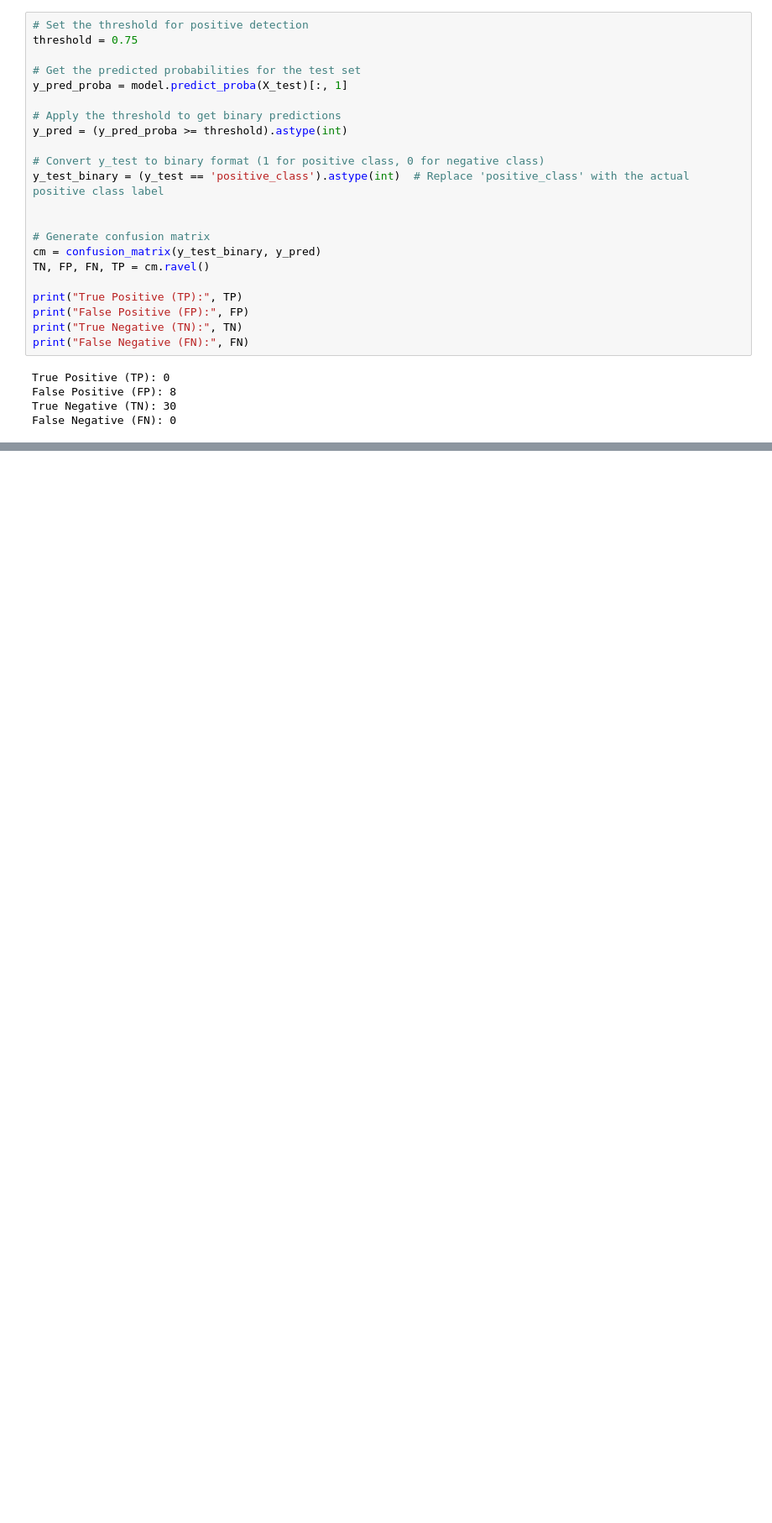
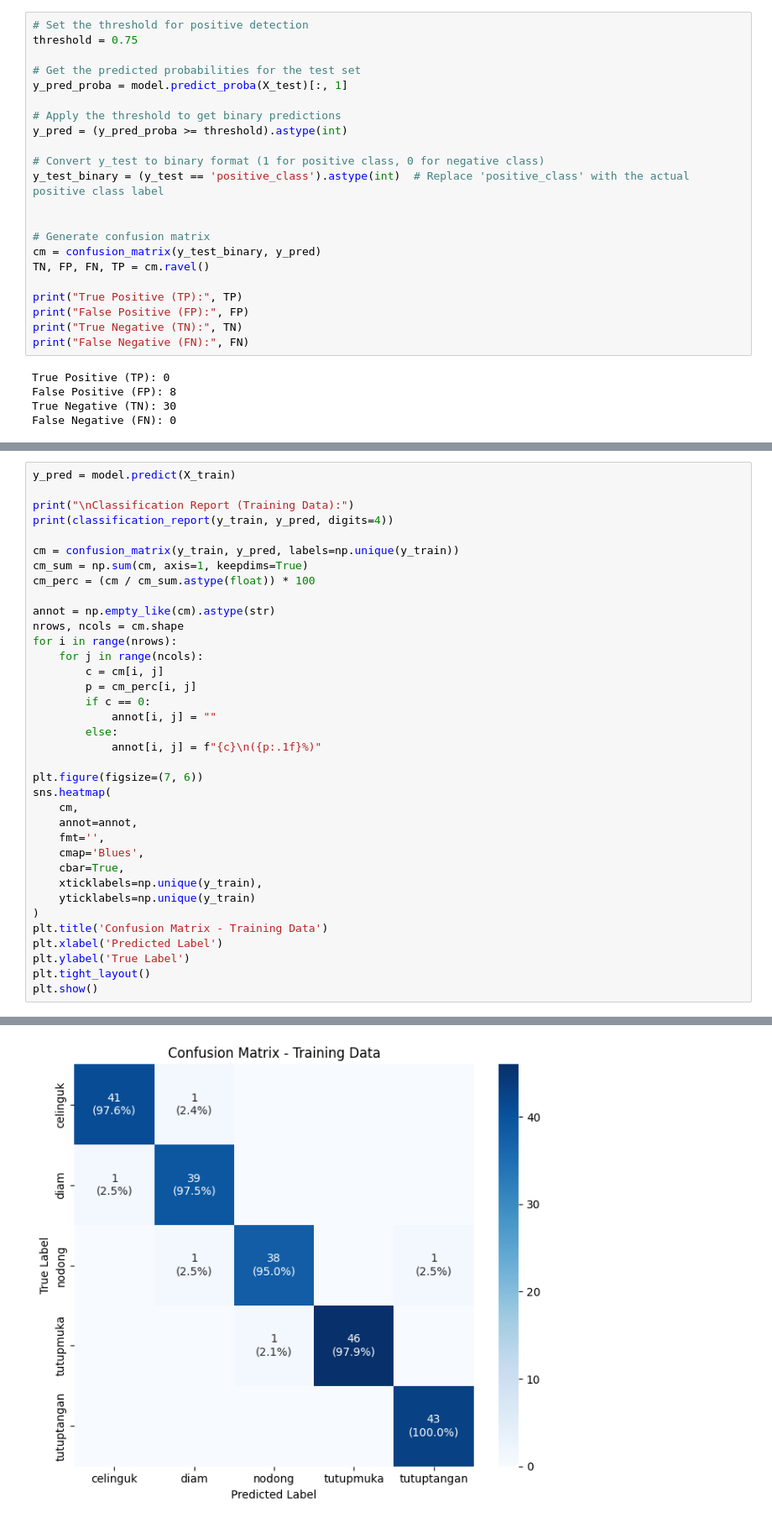
Before and after one commit to NawfalHadi/suspicious_detection, a Jupyter notebook: code/workflow/0_training.ipynb, the cells around one changed output, grey strips where cells are left out. Shown at 84% size. Cells and saved outputs as stored; diff of their text form; blank space fills up the shorter version.

Commit message:
add visualization

```diff
--- a/code/workflow/0_training.ipynb
+++ b/code/workflow/0_training.ipynb
@@ -131,0 +131,37 @@ False Negative (FN): 0
+# %%
+y_pred = model.predict(X_train)
+
+print("\nClassification Report (Training Data):")
+print(classification_report(y_train, y_pred, digits=4))
+
+cm = confusion_matrix(y_train, y_pred, labels=np.unique(y_train))
+cm_sum = np.sum(cm, axis=1, keepdims=True)
+cm_perc = (cm / cm_sum.astype(float)) * 100
+
+annot = np.empty_like(cm).astype(str)
+nrows, ncols = cm.shape
+for i in range(nrows):
+    for j in range(ncols):
+        c = cm[i, j]
+        p = cm_perc[i, j]
+        if c == 0:
+            annot[i, j] = ""
+        else:
+            annot[i, j] = f"{c}\n({p:.1f}%)"
+
+plt.figure(figsize=(7, 6))
+sns.heatmap(
+    cm,
+    annot=annot,
+    fmt='',
+    cmap='Blues',
+    cbar=True,
+    xticklabels=np.unique(y_train),
+    yticklabels=np.unique(y_train)
+)
+plt.title('Confusion Matrix - Training Data')
+plt.xlabel('Predicted Label')
+plt.ylabel('True Label')
+plt.tight_layout()
+plt.show()
+# %% [output]
@@ -131,0 +180 @@ False Negative (FN): 0
+[figure, added]
```
Also changed, not shown: parts of 3 cells of this notebook, 1 other file.
